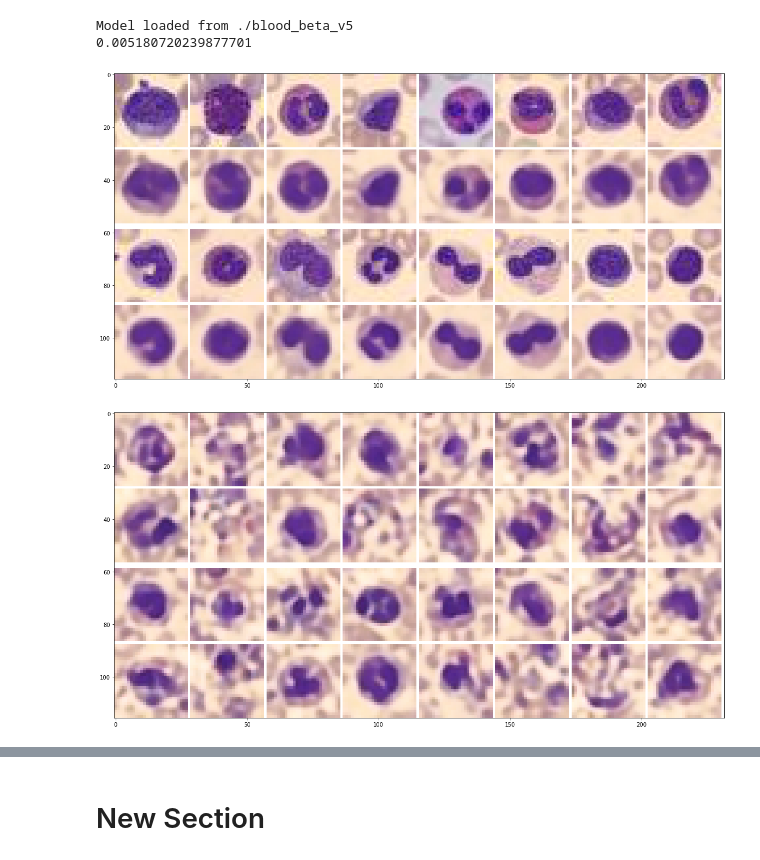
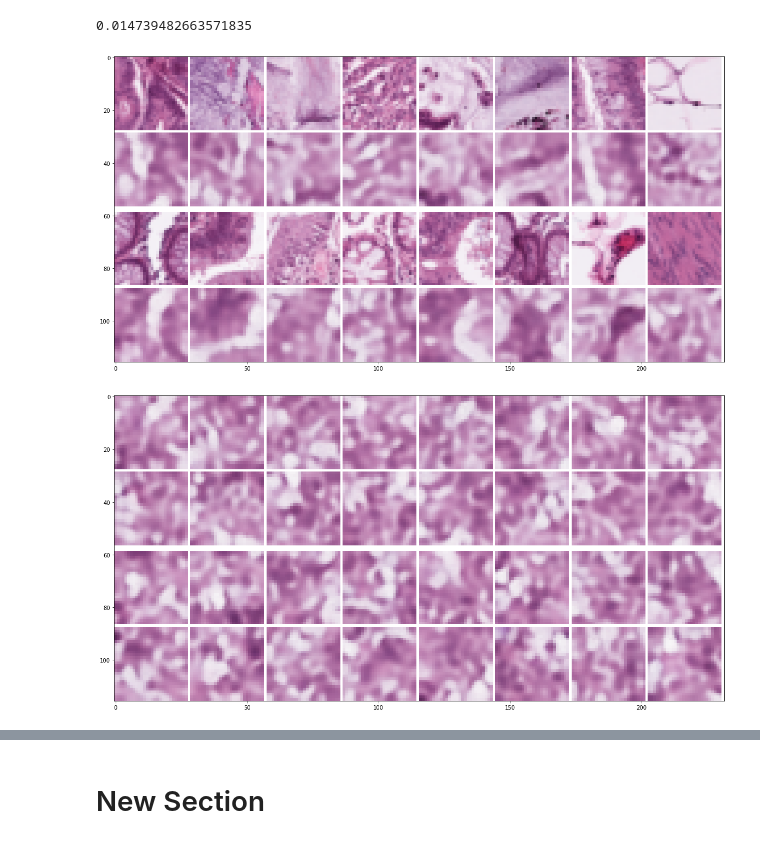
Before and after one commit to RuHae/TGM_Project, a Jupyter notebook: Code/playbook.ipynb, the cells around one changed output, grey strips where cells are left out. Saved outputs shown, nothing was run; the diff lists cells and outputs as text; code cells hidden in the pictures.

```diff
--- a/Code/playbook.ipynb
+++ b/Code/playbook.ipynb
@@ -57,6 +67,7 @@ vae = VariationalAutoencoder(latent_dims, mode="beta_vae", channels=3).to(device
 # vae.train(train_loader, lr=0.0001, epochs=10, device=device)
 # plot_latent(vae, train_loader)
 # %%
-# vae.train(train_loader, lr=0.001, epochs=40, device=device)
-# vae.train(train_loader, lr=0.0001, epochs=40, device=device)
-# vae.train(train_loader, lr=0.00001, epochs=10, device=device)
+# vae.train(train_loader, lr=0.000001, epochs=5, device=device)
+vae.train(train_loader, lr=0.001, epochs=40, device=device)
+vae.train(train_loader, lr=0.0001, epochs=40, device=device)
+vae.train(train_loader, lr=0.00001, epochs=10, device=device)
@@ -65,12 +84,11 @@ vae = VariationalAutoencoder(latent_dims, mode="beta_vae", channels=3).to(device
 # %%
-vae.load_from_file(path="./blood_beta_v5")
+# vae.load_from_file(path="./path_beta")
 _ = plot_real_vs_constructed(vae, test_dataset, device)
 # %% [output]
-Model loaded from ./blood_beta_v5
-0.005180720239877701
+0.014739482663571835
-[figure, old version]
+[figure, new version]
 # %%
 _ = plot_generated(vae, device)
 # %% [output]
-[figure, old version]
+[figure, new version]
 # %%
```
Also changed, not shown: parts of 5 cells of this notebook, 6 other files.
